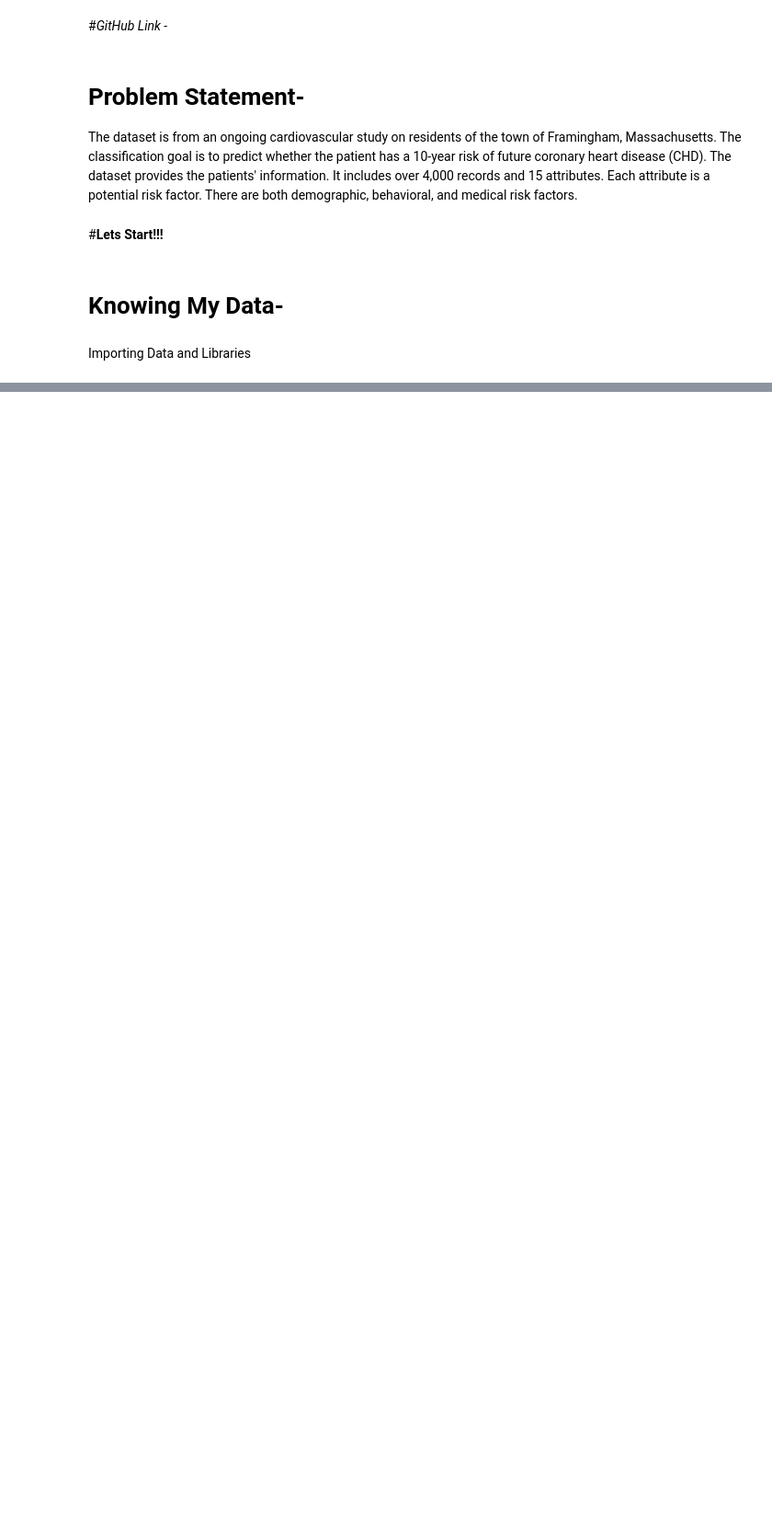
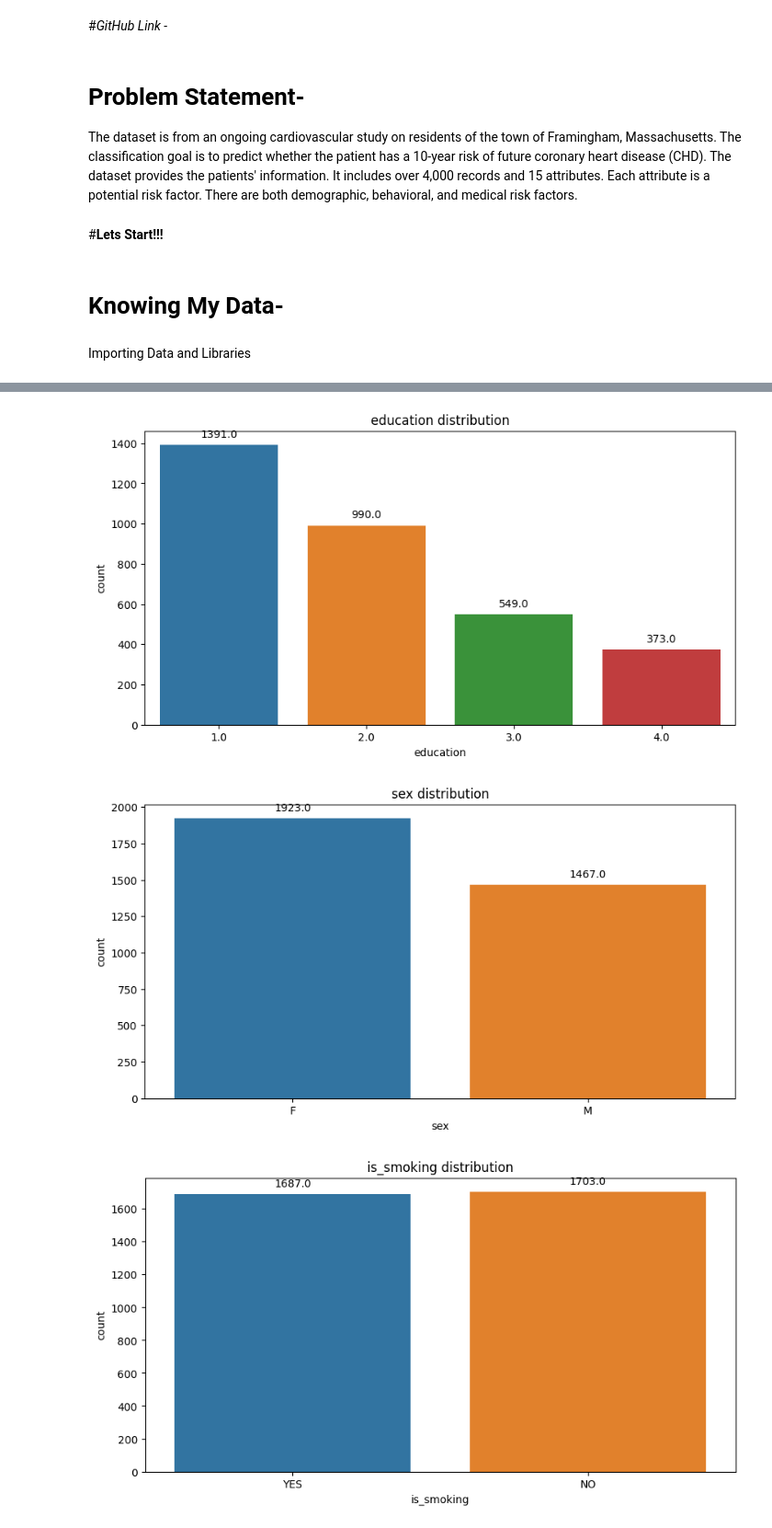
Before and after one commit to Gautamadarshi/Cardiovascular-Risk-Prediction, a Jupyter notebook: Classfication_Cardiovascular.ipynb, the cells around one changed output, grey strips where cells are left out. Shown: that part at 92% size. Drawn from its saved outputs; the diff is of its cells as text; code cells hidden in the pictures; blank space fills up the shorter version.

```diff
--- a/Classfication_Cardiovascular.ipynb
+++ b/Classfication_Cardiovascular.ipynb
@@ -38,0 +253,4 @@ Importing Data and Libraries
+# %%
+# Check unique variables for each variables using a for loop
+for i in df.columns.tolist():
+  print("No. of unique values in", i, 'is', df[i].nunique())
@@ -38,0 +288,7 @@ Importing Data and Libraries
+# %%
+# Defining 3 lists containing the column names of
+# This is defined based on the number of unique values for each attribute
+dependent_var = ['ten_year_chd']
+
+categorical_var = [i for i in df_2.columns if df_2[i].nunique()<=4]
+continuous_var = [i for i in df_2.columns if i not in categorical_var]
@@ -38,0 +414,15 @@ Importing Data and Libraries
+# %%
+# Chart - 3 visualization code
+# Analysing the distribution of categorical variables in the dataset
+for i in categorical_var:
+  plt.figure(figsize=(10,5))
+  p = sns.countplot(x=i, data = df_2)
+  plt.xlabel(i)
+  plt.title(i+' distribution')
+  for i in p.patches:
+    p.annotate(f'{i.get_height()}', (i.get_x() + i.get_width() / 2., i.get_height()), ha = 'center', va = 'center', xytext = (0, 10), textcoords = 'offset points')
+  plt.show()
+# %% [output]
+[figure, added]
+[figure, added]
+[figure, added]
```
Also changed, not shown: parts of 37 cells of this notebook.
